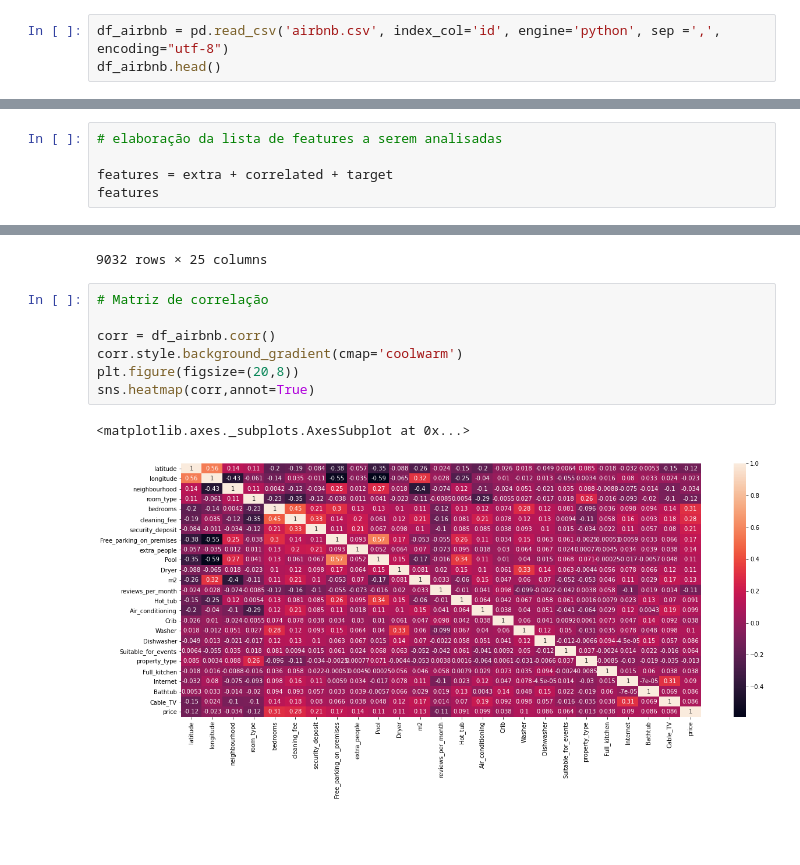
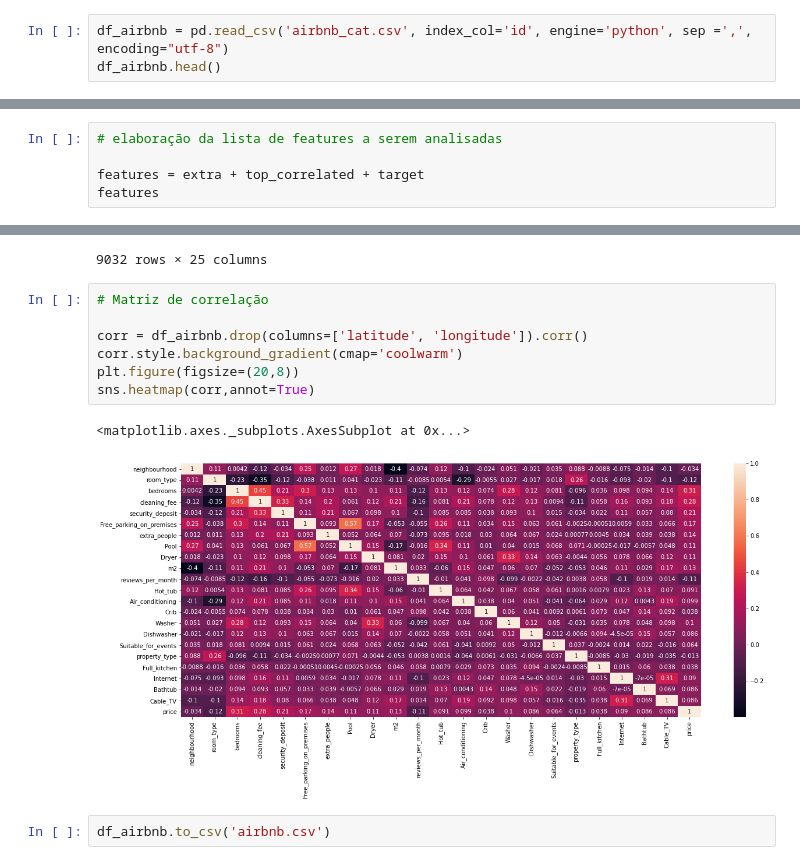
Before and after one commit to frlsouza/pmv_tcc_airbnb, a Jupyter notebook: tcc-puc-airbnb-exploracao.ipynb, the cells around one changed output, grey strips where cells are left out. Saved outputs shown, nothing was run; the diff lists cells and outputs as text; blank space fills up the shorter version.

```diff
--- a/tcc-puc-airbnb-exploracao.ipynb
+++ b/tcc-puc-airbnb-exploracao.ipynb
@@ -6,7 +6,7 @@ import seaborn as sns
 import folium
 from folium.plugins import HeatMap
 # %%
-df_airbnb = pd.read_csv('airbnb.csv', index_col='id', engine='python', sep =',', encoding="utf-8")
+df_airbnb = pd.read_csv('airbnb_cat.csv', index_col='id', engine='python', sep =',', encoding="utf-8")
 df_airbnb.head()
 # %% [output]
 |  | host_name | host_response_time | host_response_rate | host_is_superhost | host_identity_verified | ... |
@@ -73,7 +73,7 @@ target = ['price']
 # %%
 # elaboração da lista de features a serem analisadas
 
-features = extra + correlated + target
+features = extra + top_correlated + target
 features
 # %% [output]
 ['latitude',
@@ -333,10 +348,12 @@ df_airbnb
 # %%
 # Matriz de correlação
 
-corr = df_airbnb.corr()
+corr = df_airbnb.drop(columns=['latitude', 'longitude']).corr()
 corr.style.background_gradient(cmap='coolwarm')
 plt.figure(figsize=(20,8))
 sns.heatmap(corr,annot=True)
 # %% [output]
 <matplotlib.axes._subplots.AxesSubplot at 0x...>
-[figure, old version]
+[figure, new version]
+# %%
+df_airbnb.to_csv('airbnb.csv')
```
Also changed, not shown: parts of 1 cell of this notebook, 3 other files.
